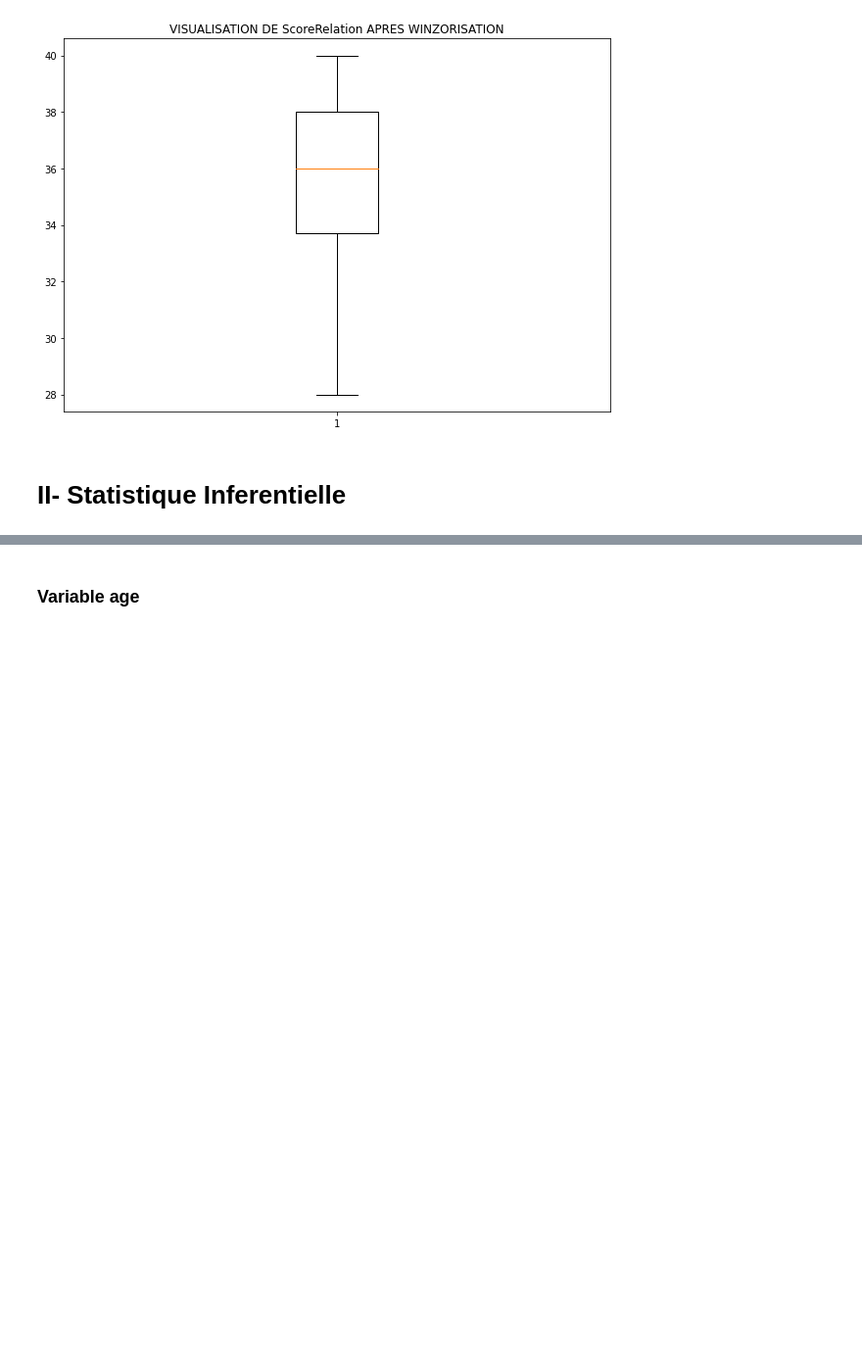
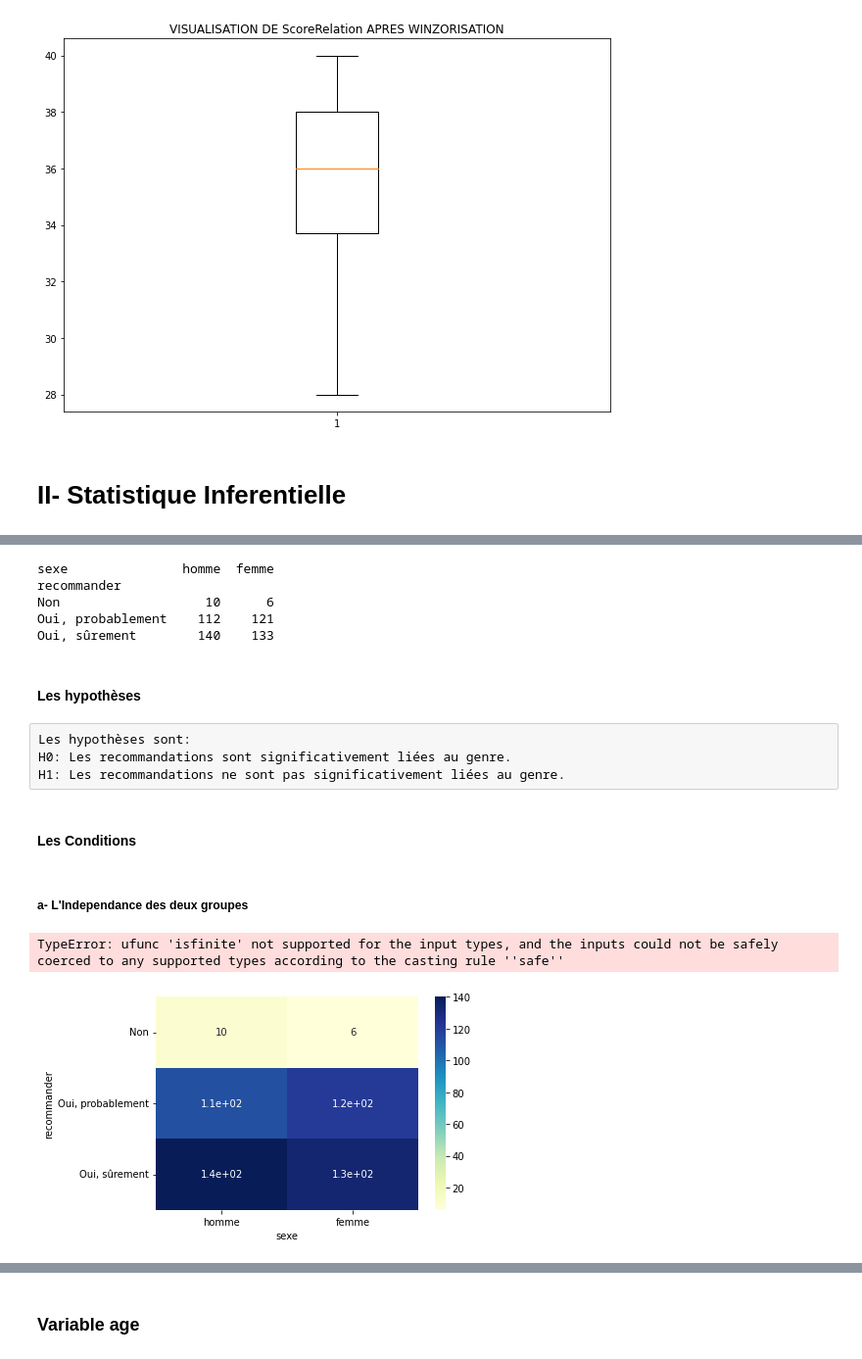
Before and after one commit to Morys1/Mini-Projets-INSSEDS, a Jupyter notebook: MiniProjet3/MiniP3.ipynb, the cells around one changed output, grey strips where cells are left out. Shown: that part at 98% size. Drawn from its saved outputs; the diff is of its cells as text; code cells hidden in the pictures; blank space fills up the shorter version.

```diff
--- a/MiniProjet3/MiniP3.ipynb
+++ b/MiniProjet3/MiniP3.ipynb
@@ -435,0 +436,11 @@ plt.show()
+# %%
+# Modalité genre
+sexe = dfOk['sexe']
+
+# Modalité recommander
+recommander = dfOk['recommander']
+# %%
+# Recoder les modalités
+# sexe = sexe.astype('category')
+sexe = sexe.replace({0:'homme', 1:'femme'})
+print(sexe.head())
@@ -435,0 +455,4 @@ plt.show()
+# %%
+# Recoder les modalités
+recommander = recommander.replace({0:'Non', 1:'Oui, probablement', 2:'Oui, sûrement'})
+print(recommander.head())
@@ -435,0 +488,10 @@ plt.show()
+# %%
+# Tableau de contingence
+tableau = pd.crosstab(recommander, sexe)
+print(tableau)
+# %% [output]
+sexe               homme  femme
+recommander
+Non                   10      6
+Oui, probablement    112    121
+Oui, sûrement        140    133
@@ -435,0 +501,23 @@ plt.show()
+# %% [markdown]
+#### Les hypothèses
+# %% [raw]
+Les hypothèses sont:
+H0: Les recommandations sont significativement liées au genre.
+H1: Les recommandations ne sont pas significativement liées au genre.
+# %% [markdown]
+#### Les Conditions
+# %% [markdown]
+##### a- L'Independance des deux groupes
+# %%
+# Visualisation de l'indépendance  QQplot
+
+sm.qqplot(recommander, line='45', fit=True)
+plt.title('QQ Plot')
+plt.show()
+# %% [output]
+TypeError: ufunc 'isfinite' not supported for the input types, and the inputs could not be safely coerced to any supported types according to the casting rule ''safe''
+# %%
+sns.heatmap(tableau, annot=True, cmap="YlGnBu")
+plt.show()
+# %% [output]
+[figure, added]
```
Also changed, not shown: parts of 68 cells of this notebook.
